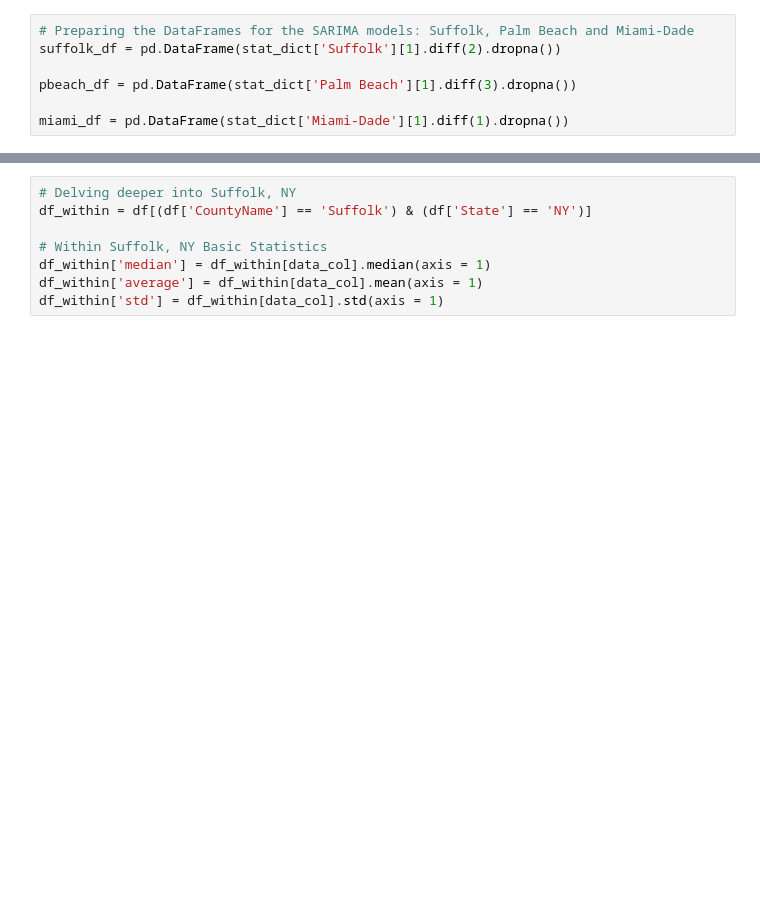
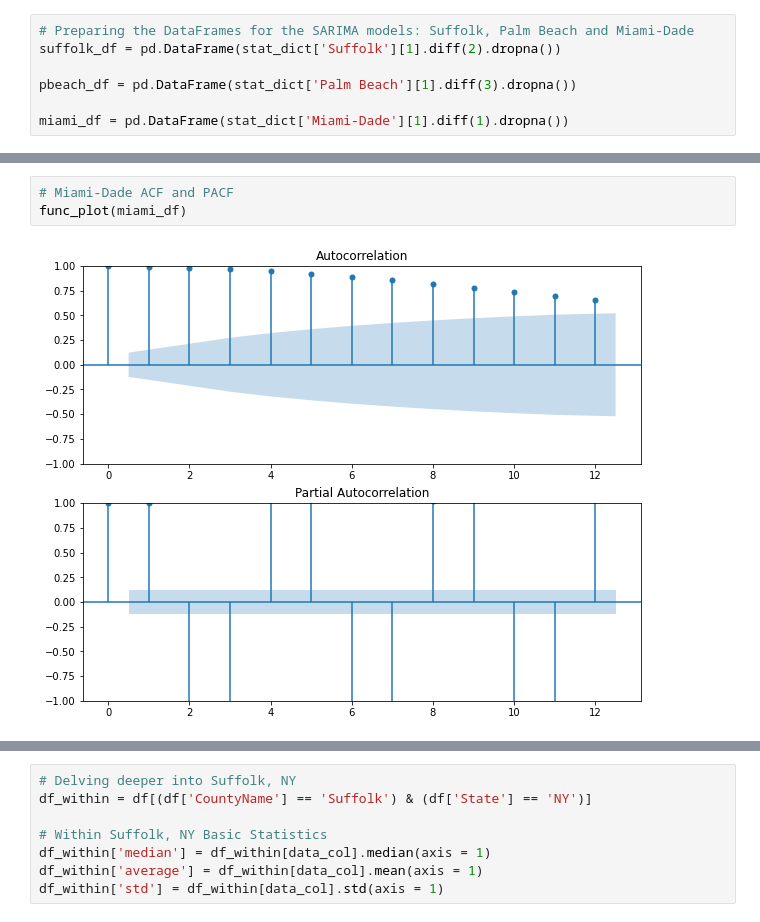
Before and after one commit to ovilar/phase_4-project, a Jupyter notebook: index.ipynb, the cells around one changed output, grey strips where cells are left out. Saved outputs shown, nothing was run; the diff lists cells and outputs as text; blank space fills up the shorter version.

```diff
--- a/index.ipynb
+++ b/index.ipynb
@@ -321,0 +344,5 @@ miami_df = pd.DataFrame(stat_dict['Miami-Dade'][1].diff(1).dropna())
+# %%
+# Miami-Dade ACF and PACF
+func_plot(miami_df)
+# %% [output]
+[figure, added]
```
Also changed, not shown: parts of 18 cells of this notebook, 1 other file.
